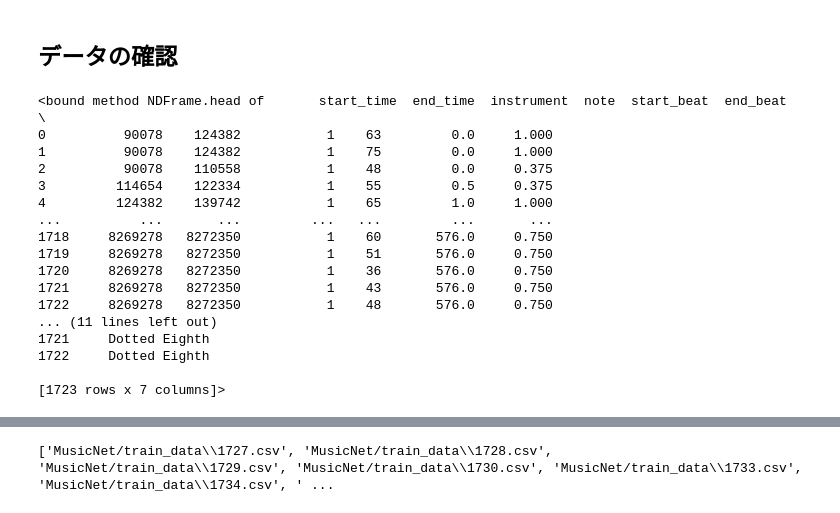
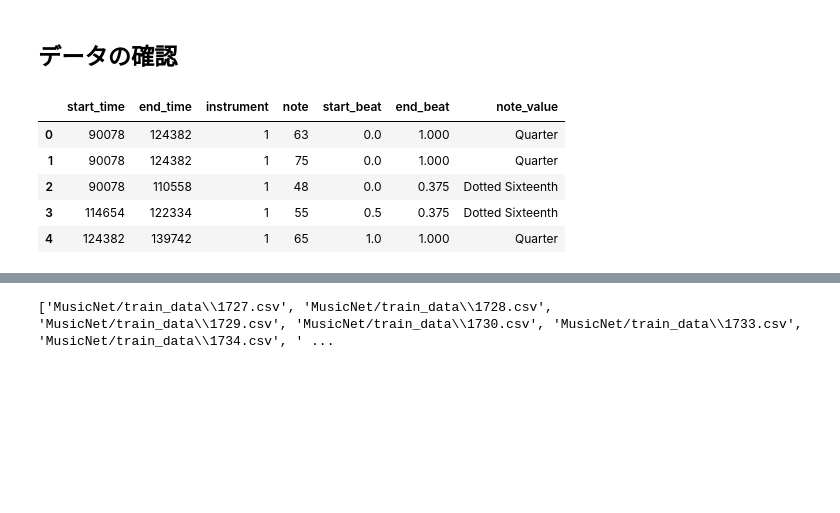
Before and after one commit to Higashiguchi-Rinhi/infovis-notebooks, a Jupyter notebook: final_project/project.ipynb, the cells around one changed output, grey strips where cells are left out. Saved outputs shown, nothing was run; the diff lists cells and outputs as text; code cells hidden in the pictures; blank space fills up the shorter version.

```diff
--- a/final_project/project.ipynb
+++ b/final_project/project.ipynb
@@ -161,24 +161,13 @@ data= pd.read_csv("MusicNet/musicnet_metadata.csv")
 # %%
 df3= pd.read_csv("MusicNet/test_data/1759.csv")
 # %%
-df3.head
+df3.head(5)
 # %% [output]
-<bound method NDFrame.head of       start_time  end_time  instrument  note  start_beat  end_beat  \
-0          90078    124382           1    63         0.0     1.000
-1          90078    124382           1    75         0.0     1.000
-2          90078    110558           1    48         0.0     0.375
-3         114654    122334           1    55         0.5     0.375
-4         124382    139742           1    65         1.0     1.000
-...          ...       ...         ...   ...         ...       ...
-1718     8269278   8272350           1    60       576.0     0.750
-1719     8269278   8272350           1    51       576.0     0.750
-1720     8269278   8272350           1    36       576.0     0.750
-1721     8269278   8272350           1    43       576.0     0.750
-1722     8269278   8272350           1    48       576.0     0.750
-... (11 lines left out)
-1721     Dotted Eighth
-1722     Dotted Eighth
-
-[1723 rows x 7 columns]>
+|  | start_time | end_time | instrument | note | start_beat | end_beat | note_value |
+| 0 | 90078 | 124382 | 1 | 63 | 0.0 | 1.000 | Quarter |
+| 1 | 90078 | 124382 | 1 | 75 | 0.0 | 1.000 | Quarter |
+| 2 | 90078 | 110558 | 1 | 48 | 0.0 | 0.375 | Dotted Sixteenth |
+| 3 | 114654 | 122334 | 1 | 55 | 0.5 | 0.375 | Dotted Sixteenth |
+| 4 | 124382 | 139742 | 1 | 65 | 1.0 | 1.000 | Quarter |
 # %%
 df3['note'].unique()
```
Also changed, not shown: parts of 2 cells of this notebook.
